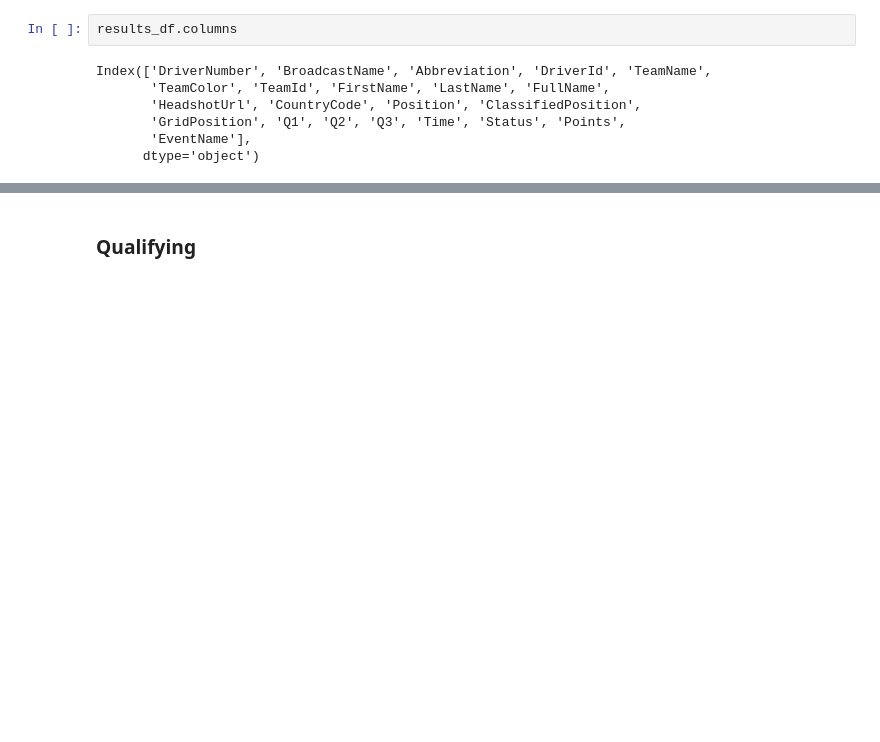
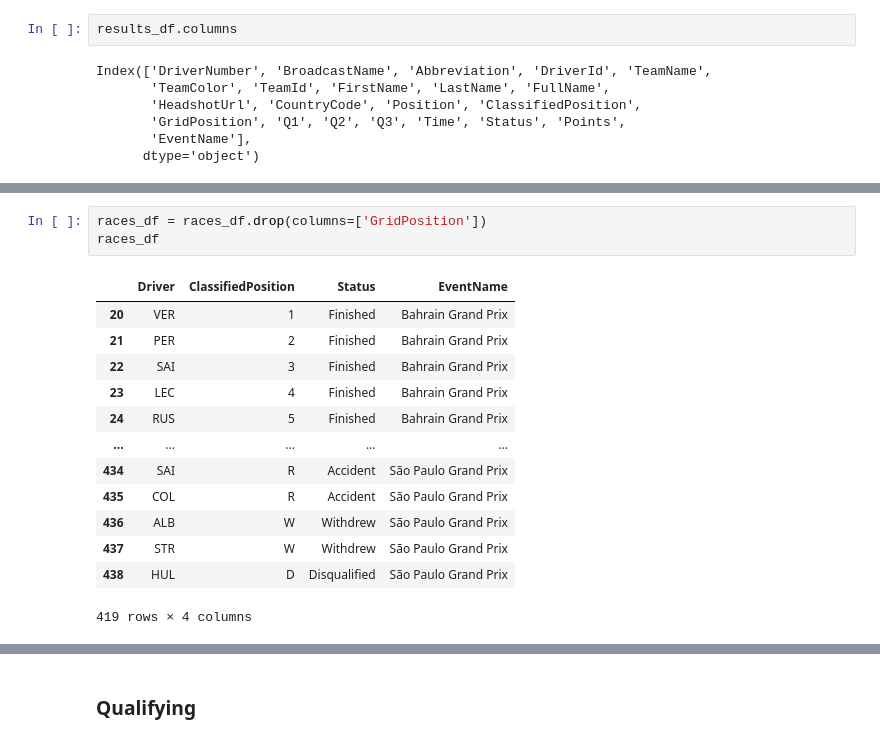
Before and after one commit to mihalisag/data-podium, a Jupyter notebook: f1_telemetry.ipynb, the cells around one changed output, grey strips where cells are left out. Drawn from its saved outputs; the diff is of its cells as text; blank space fills up the shorter version.

```diff
--- a/f1_telemetry.ipynb
+++ b/f1_telemetry.ipynb
@@ -293,0 +314,17 @@ results_df.head()
+# %%
+races_df = races_df.drop(columns=['GridPosition'])
+races_df
+# %% [output]
+|  | Driver | ClassifiedPosition | Status | EventName |
+| 20 | VER | 1 | Finished | Bahrain Grand Prix |
+| 21 | PER | 2 | Finished | Bahrain Grand Prix |
+| 22 | SAI | 3 | Finished | Bahrain Grand Prix |
+| 23 | LEC | 4 | Finished | Bahrain Grand Prix |
+| 24 | RUS | 5 | Finished | Bahrain Grand Prix |
+| ... | ... | ... | ... | ... |
+| 434 | SAI | R | Accident | São Paulo Grand Prix |
+| 435 | COL | R | Accident | São Paulo Grand Prix |
+| 436 | ALB | W | Withdrew | São Paulo Grand Prix |
+| 437 | STR | W | Withdrew | São Paulo Grand Prix |
+| 438 | HUL | D | Disqualified | São Paulo Grand Prix |
+419 rows × 4 columns
```
Also changed, not shown: parts of 12 cells of this notebook, 6 other files.
